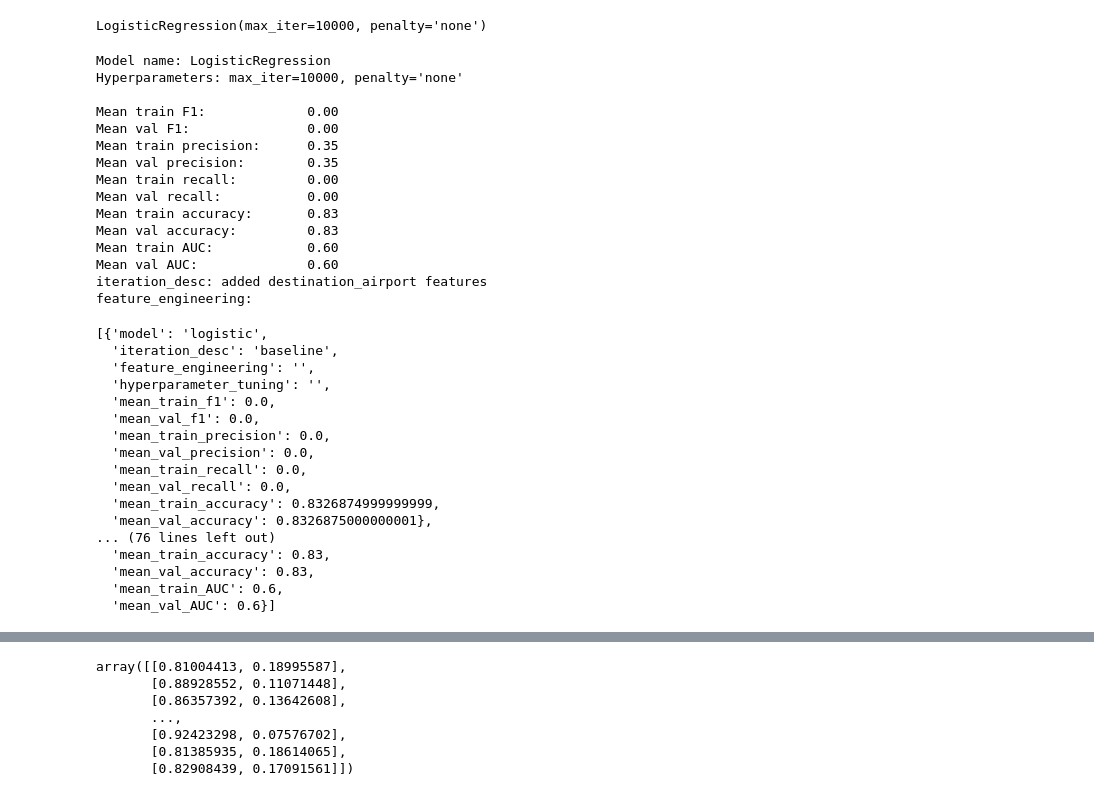
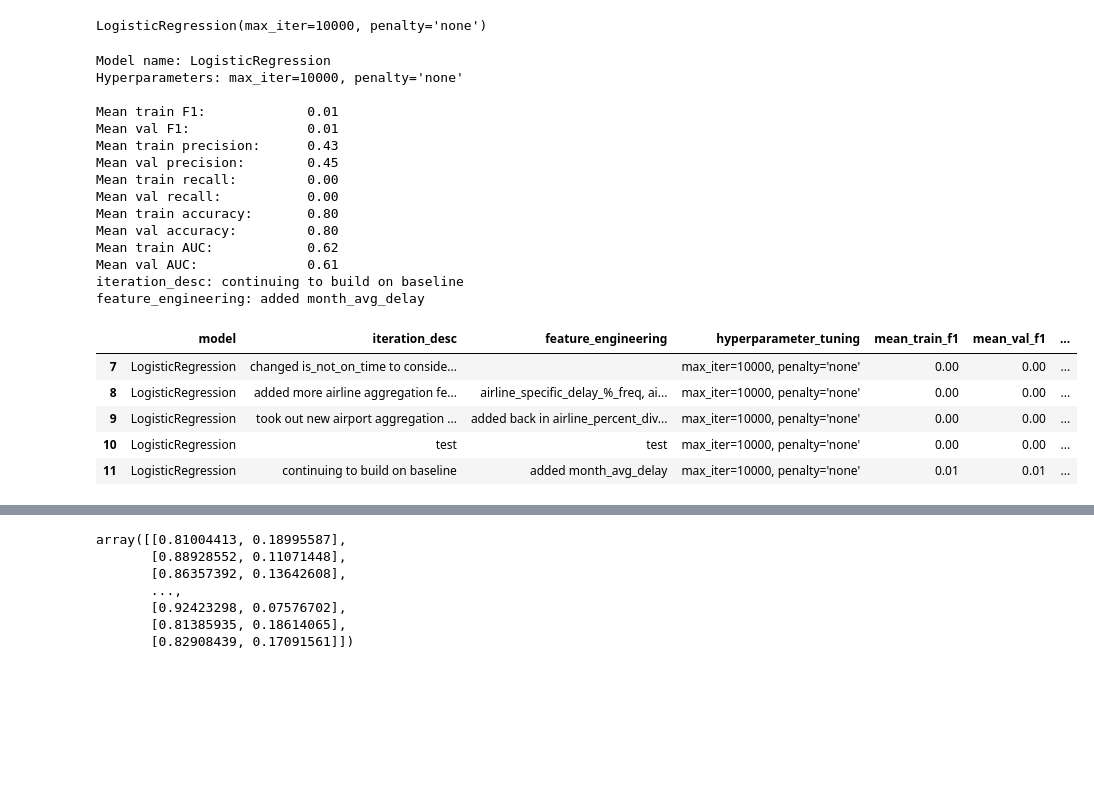
Before and after one commit to binh748/flight-classification, a Jupyter notebook: feature_engineering.ipynb, the cells around one changed output, grey strips where cells are left out. Saved outputs shown, nothing was run; the diff lists cells and outputs as text; code cells hidden in the pictures; blank space fills up the shorter version.

```diff
--- a/feature_engineering.ipynb
+++ b/feature_engineering.ipynb
@@ -546,43 +644,32 @@ lm.fit(X_train_val, y_train_val)
 # %% [output]
 LogisticRegression(max_iter=10000, penalty='none')
 # %%
-cv(lm, X_train_val, y_train_val, cv_records)
+cv_records_df = cv(lm, X_train_val, y_train_val, cv_records_df)
 # %% [output]
 Model name: LogisticRegression
 Hyperparameters: max_iter=10000, penalty='none'
 
-Mean train F1:             0.00
-Mean val F1:               0.00
-Mean train precision:      0.35
-Mean val precision:        0.35
+Mean train F1:             0.01
+Mean val F1:               0.01
+Mean train precision:      0.43
+Mean val precision:        0.45
 Mean train recall:         0.00
 Mean val recall:           0.00
-Mean train accuracy:       0.83
-Mean val accuracy:         0.83
-Mean train AUC:            0.60
-Mean val AUC:              0.60
-iteration_desc: added destination_airport features
-feature_engineering:
+Mean train accuracy:       0.80
+Mean val accuracy:         0.80
+Mean train AUC:            0.62
+Mean val AUC:              0.61
+iteration_desc: continuing to build on baseline
+feature_engineering: added month_avg_delay
-# %%
-cv_records
-# %% [output]
-[{'model': 'logistic',
-  'iteration_desc': 'baseline',
-  'feature_engineering': '',
-  'hyperparameter_tuning': '',
-  'mean_train_f1': 0.0,
-  'mean_val_f1': 0.0,
-  'mean_train_precision': 0.0,
-  'mean_val_precision': 0.0,
-  'mean_train_recall': 0.0,
-  'mean_val_recall': 0.0,
-  'mean_train_accuracy': 0.8326874999999999,
-  'mean_val_accuracy': 0.8326875000000001},
-... (76 lines left out)
-  'mean_train_accuracy': 0.83,
-  'mean_val_accuracy': 0.83,
-  'mean_train_AUC': 0.6,
-  'mean_val_AUC': 0.6}]
+# %%
+cv_records_df.tail()
+# %% [output]
+|  | model | iteration_desc | feature_engineering | hyperparameter_tuning | mean_train_f1 | mean_val_f1 | ... |
+| 7 | LogisticRegression | changed is_not_on_time to conside... |  | max_iter=10000, penalty='none' | 0.00 | 0.00 | ... |
+| 8 | LogisticRegression | added more airline aggregation fe... | airline_specific_delay_%_freq, ai... | max_iter=10000, penalty='none' | 0.00 | 0.00 | ... |
+| 9 | LogisticRegression | took out new airport aggregation ... | added back in airline_percent_div... | max_iter=10000, penalty='none' | 0.00 | 0.00 | ... |
+| 10 | LogisticRegression | test | test | max_iter=10000, penalty='none' | 0.00 | 0.00 | ... |
+| 11 | LogisticRegression | continuing to build on baseline | added month_avg_delay | max_iter=10000, penalty='none' | 0.01 | 0.01 | ... |
 # %%
 def print_model_coef(X, model):
     for feature, coef in zip(X.columns, model.coef_[0]):
```
Also changed, not shown: parts of 27 cells of this notebook.
